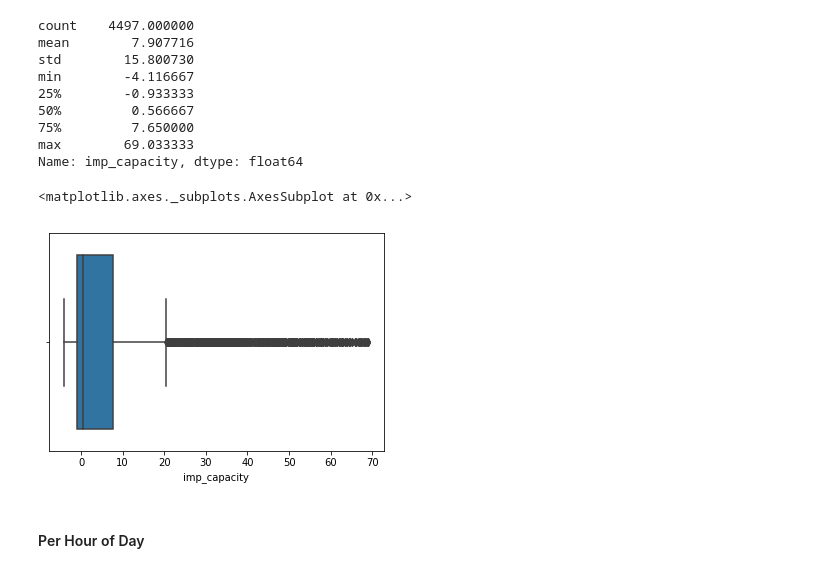
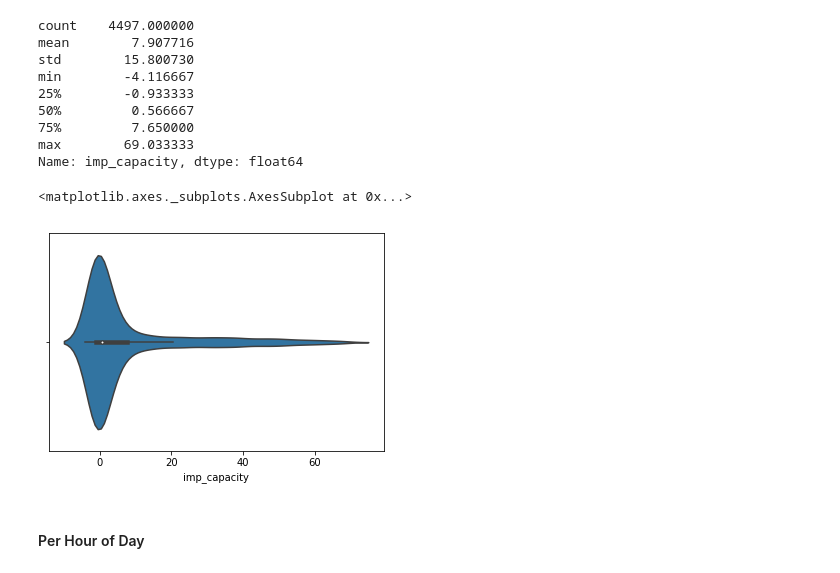
Before and after one commit to tarcisobraz/trips-optimality-exp, a Jupyter notebook: trip-decision-improvement-capacity-analysis.ipynb, the cells around one changed output. Drawn from its saved outputs; the diff is of its cells as text; code cells hidden in the pictures.

```diff
--- a/trip-decision-improvement-capacity-analysis.ipynb
+++ b/trip-decision-improvement-capacity-analysis.ipynb
@@ -145,7 +117,7 @@ print fith_perc, ninety_fith_perc
 # %% [output]
 -4.11666666667 69.0733333333
 # %%
-filtered_imp_cap_df = imp_cap_df[(imp_cap_df.imp_capacity > fith_perc) & (imp_cap_df.imp_capacity < ninety_fith_perc)]
+filtered_imp_cap_df = imp_cap_df[(imp_cap_df.imp_capacity > fith_perc) & (imp_cap_df.imp_capacity < ninety_fith_perc)].copy()
 # %%
 sns.kdeplot(filtered_imp_cap_df.imp_capacity, shade=True)
 # %% [output]
@@ -164,9 +136,9 @@ min        -4.116667
 max        69.033333
 Name: imp_capacity, dtype: float64
 # %%
-sns.boxplot(x=filtered_imp_cap_df.imp_capacity)
+sns.violinplot(x=filtered_imp_cap_df.imp_capacity)
 # %% [output]
 <matplotlib.axes._subplots.AxesSubplot at 0x...>
-[figure, old version]
+[figure, new version]
 # %% [markdown]
 #### Per Hour of Day
```
Also changed, not shown: parts of 17 cells of this notebook.
